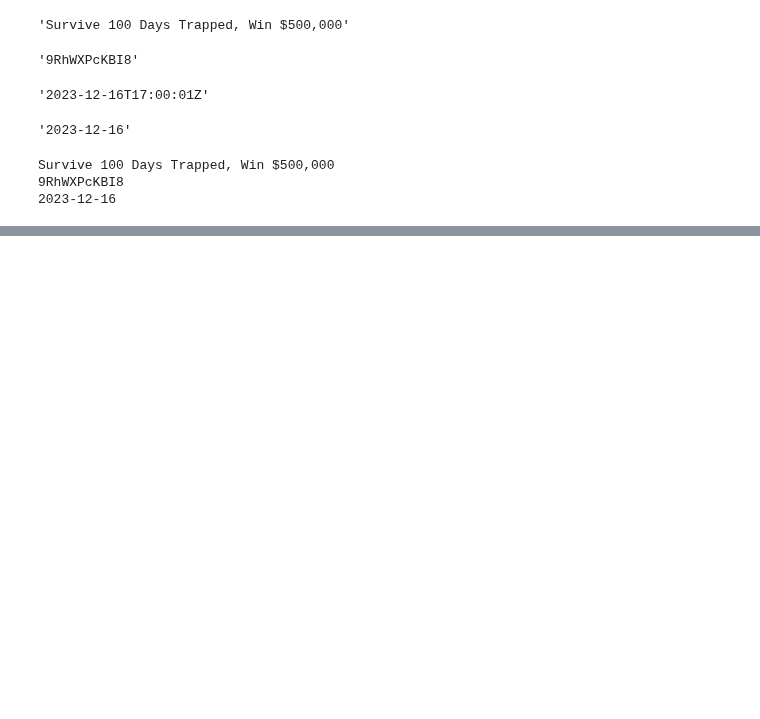
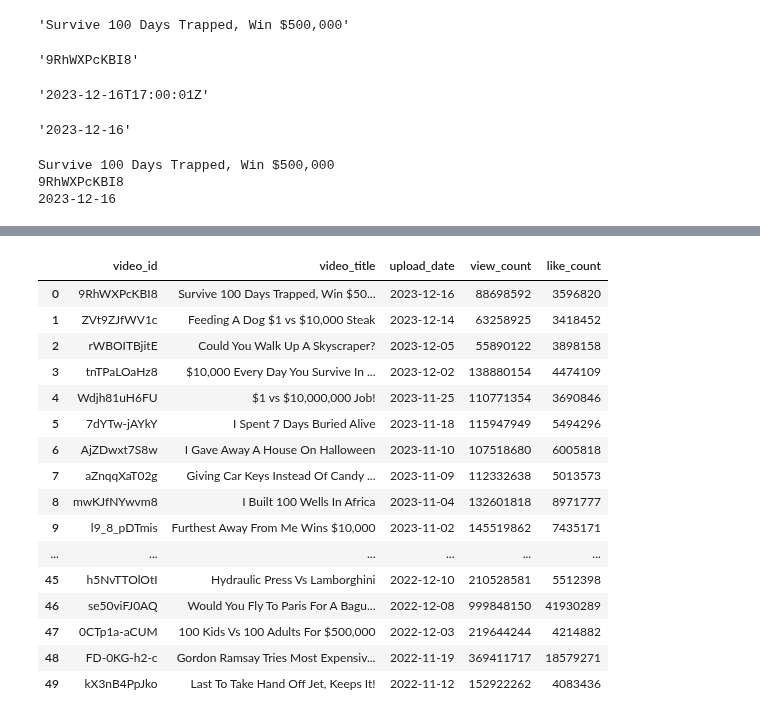
Before and after one commit to SeherKumsar/Ada-Lovelace-Veri-Bilimi-Akademisi, a Jupyter notebook: week-4/4-api-youtube.ipynb, the cells around one changed output, grey strips where cells are left out. Saved outputs shown, nothing was run; the diff lists cells and outputs as text; code cells hidden in the pictures; blank space fills up the shorter version.

```diff
--- a/week-4/4-api-youtube.ipynb
+++ b/week-4/4-api-youtube.ipynb
@@ -98,0 +152,2 @@ Survive 100 Days Trapped, Win $500,000
+# %%
+response = requests.get(video_url).json()
@@ -98,0 +265,3 @@ Survive 100 Days Trapped, Win $500,000
+# %%
+for video in response['items']:
+    print(type(video))
@@ -98,0 +339,30 @@ Survive 100 Days Trapped, Win $500,000
+# %%
+def get_videos_from_channel(df, channel_id, youtube_api_key):
+    # make API call
+    pageToken = ""
+    url = "https://www.googleapis.com/youtube/v3/search?key="+youtube_api_key+"&channelId="+channel_id+"&part=snippet,id&order=date&maxResults=1000"+pageToken
+
+    response = requests.get(url).json()
+    time.sleep(3)
+
+    for video in response['items']:
+        if video['id']['kind'] == 'youtube#video':
+            video_title = video['snippet']['title']
+            video_id = video['id']['videoId']
+            upload_date = video['snippet']['publishedAt']
+            upload_date= str(upload_date).split("T")[0]
+
+            view_count, like_count = get_video_statistics(video_id, youtube_api_key)
+
+            #save in pandas df
+            df = df._append({
+                "video_id": video_id,
+                "video_title": video_title,
+                "upload_date": upload_date,
+                "view_count": view_count,
+                "like_count": like_count
+            },
+            ignore_index = True
+            )
+
+    return df
@@ -98,0 +384,5 @@ Survive 100 Days Trapped, Win $500,000
+# %%
+CHANNEL_ID = "UCX6OQ3DkcsbYNE6H8uQQuVA"
+
+df_beast = pd.DataFrame(columns=["video_id", "video_title", "upload_date", "view_count", "like_count"])
+youtube_data_mr_beast = get_videos_from_channel(df_beast, CHANNEL_ID, YOUTUBE_API_KEY)
@@ -98,0 +398,20 @@ Survive 100 Days Trapped, Win $500,000
+# %%
+youtube_data_mr_beast
+# %% [output]
+|  | video_id | video_title | upload_date | view_count | like_count |
+| 0 | 9RhWXPcKBI8 | Survive 100 Days Trapped, Win $50... | 2023-12-16 | 88698592 | 3596820 |
+| 1 | ZVt9ZJfWV1c | Feeding A Dog $1 vs $10,000 Steak | 2023-12-14 | 63258925 | 3418452 |
+| 2 | rWBOITBjitE | Could You Walk Up A Skyscraper? | 2023-12-05 | 55890122 | 3898158 |
+| 3 | tnTPaLOaHz8 | $10,000 Every Day You Survive In ... | 2023-12-02 | 138880154 | 4474109 |
+| 4 | Wdjh81uH6FU | $1 vs $10,000,000 Job! | 2023-11-25 | 110771354 | 3690846 |
+| 5 | 7dYTw-jAYkY | I Spent 7 Days Buried Alive | 2023-11-18 | 115947949 | 5494296 |
+| 6 | AjZDwxt7S8w | I Gave Away A House On Halloween | 2023-11-10 | 107518680 | 6005818 |
+| 7 | aZnqqXaT02g | Giving Car Keys Instead Of Candy ... | 2023-11-09 | 112332638 | 5013573 |
+| 8 | mwKJfNYwvm8 | I Built 100 Wells In Africa | 2023-11-04 | 132601818 | 8971777 |
+| 9 | l9_8_pDTmis | Furthest Away From Me Wins $10,000 | 2023-11-02 | 145519862 | 7435171 |
+| ... | ... | ... | ... | ... | ... |
+| 45 | h5NvTTOlOtI | Hydraulic Press Vs Lamborghini | 2022-12-10 | 210528581 | 5512398 |
+| 46 | se50viFJ0AQ | Would You Fly To Paris For A Bagu... | 2022-12-08 | 999848150 | 41930289 |
+| 47 | 0CTp1a-aCUM | 100 Kids Vs 100 Adults For $500,000 | 2022-12-03 | 219644244 | 4214882 |
+| 48 | FD-0KG-h2-c | Gordon Ramsay Tries Most Expensiv... | 2022-11-19 | 369411717 | 18579271 |
+| 49 | kX3nB4PpJko | Last To Take Hand Off Jet, Keeps It! | 2022-11-12 | 152922262 | 4083436 |
```
Also changed, not shown: parts of 26 cells of this notebook, 2 other files.
